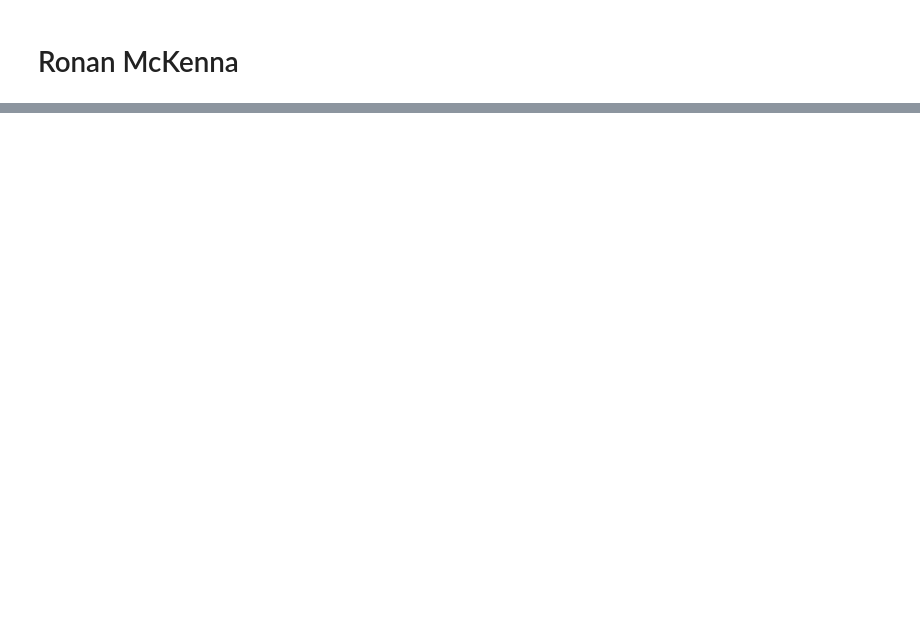
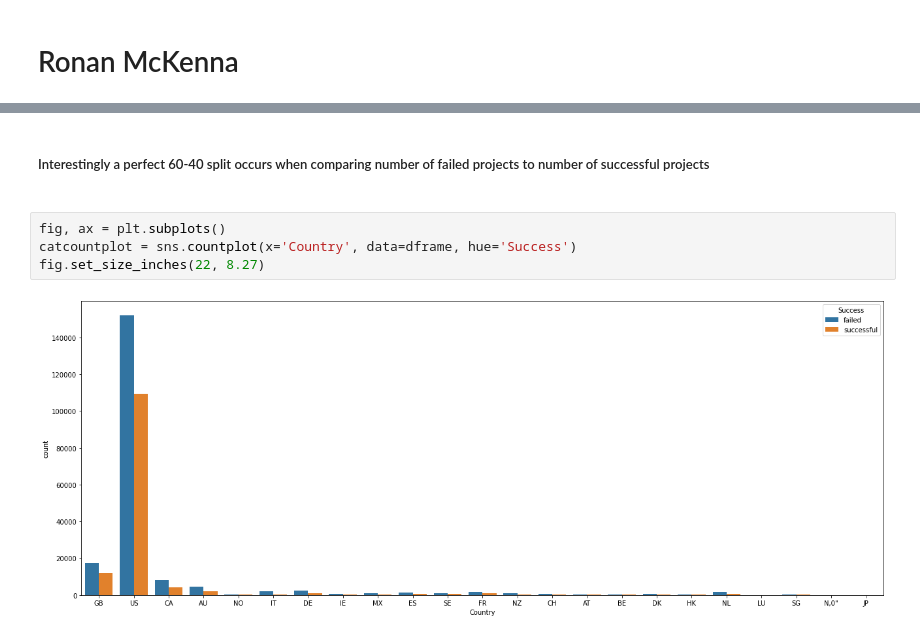
Before and after one commit to data301-2021-winter1/project-group45-project, a Jupyter notebook: notebooks/analysis1.ipynb, the cells around one changed output, grey strips where cells are left out. Drawn from its saved outputs; the diff is of its cells as text; blank space fills up the shorter version.

```diff
--- a/notebooks/analysis1.ipynb
+++ b/notebooks/analysis1.ipynb
@@ -16,0 +221,9 @@ df.head()
+# %% [markdown]
+##### Interestingly a perfect 60-40 split occurs when comparing number of failed projects to number of successful projects
+####
+# %%
+fig, ax = plt.subplots()
+catcountplot = sns.countplot(x='Country', data=dframe, hue='Success')
+fig.set_size_inches(22, 8.27)
+# %% [output]
+[figure, added]
```
Also changed, not shown: parts of 42 cells of this notebook, 1 other file.
